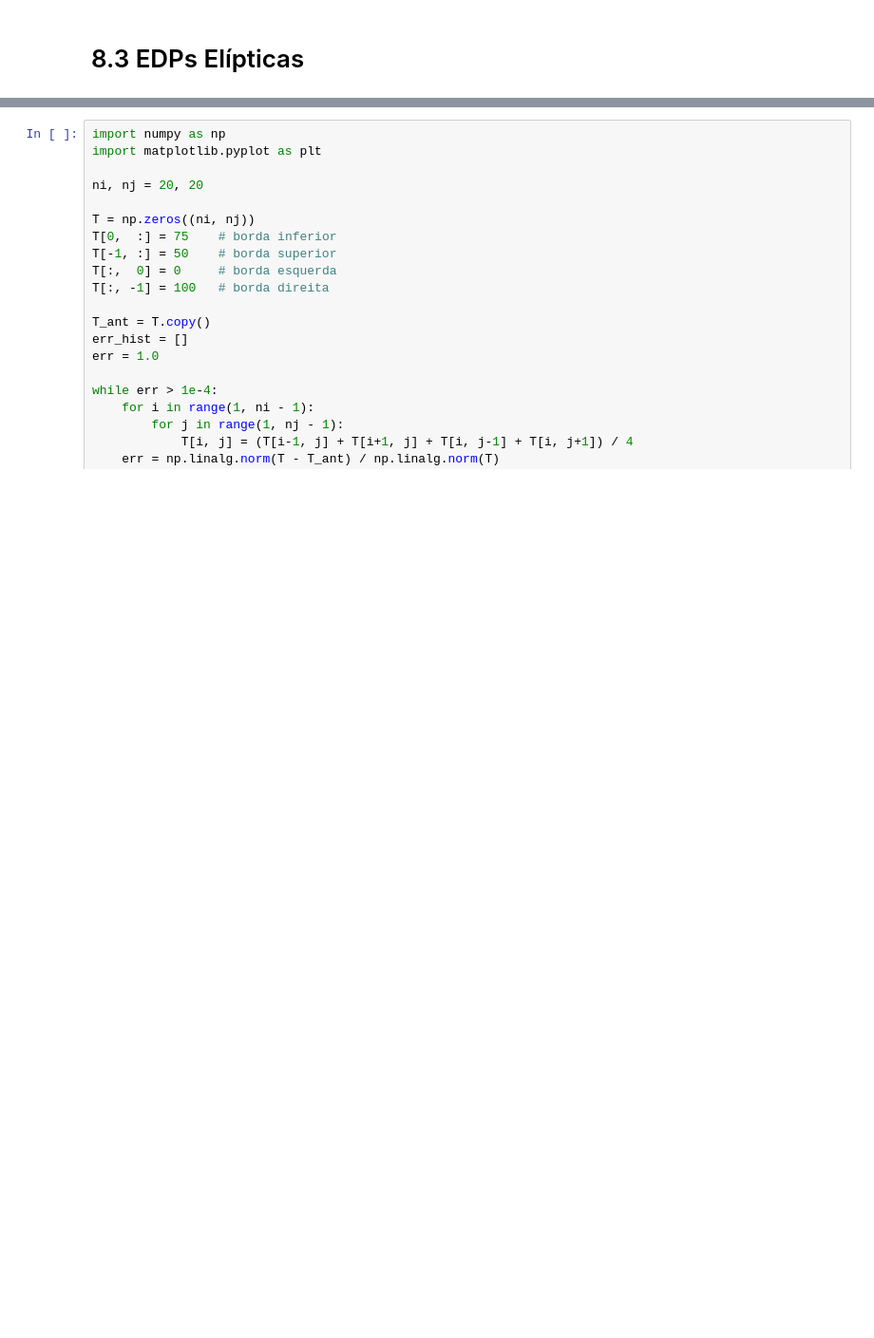
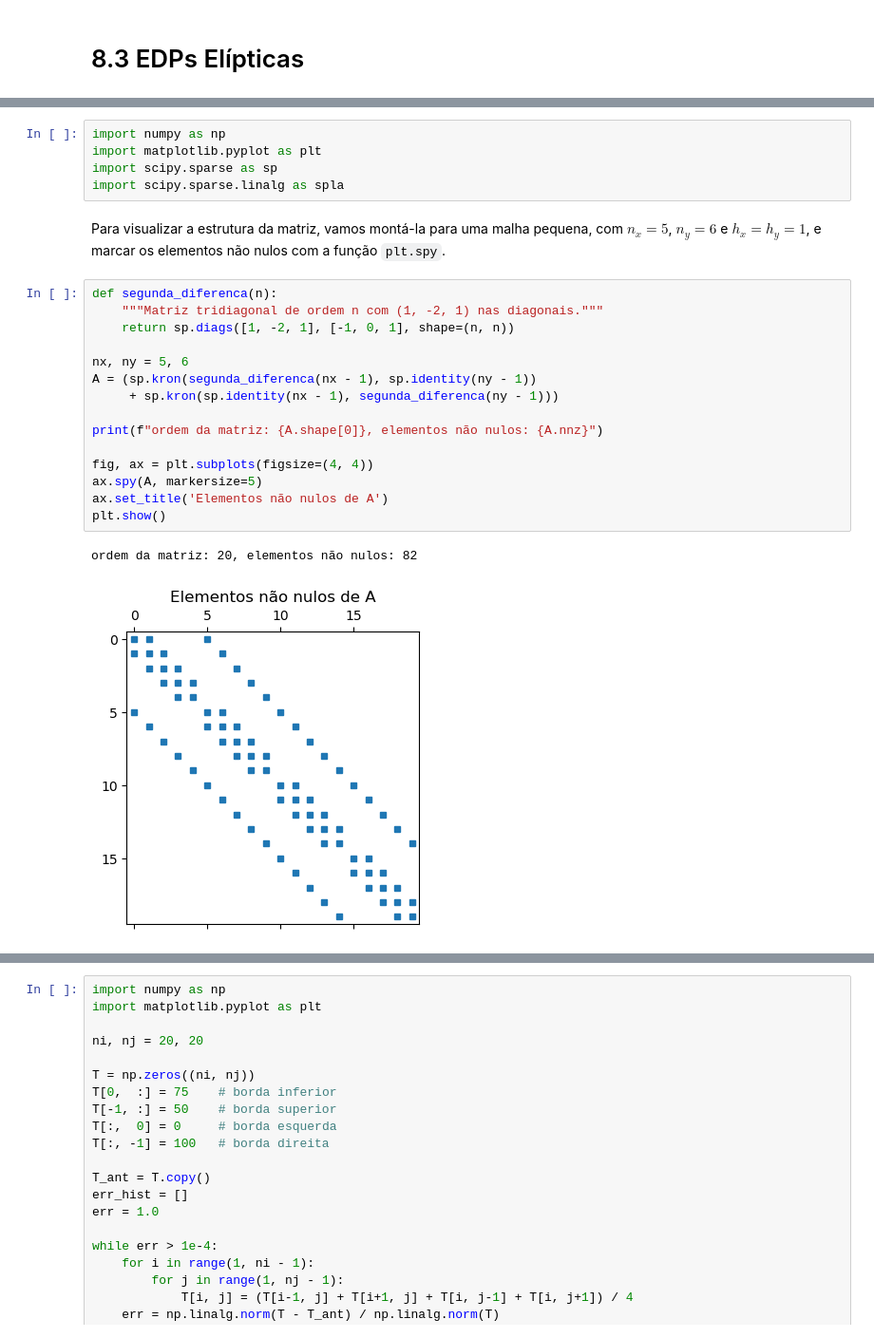
Before and after one commit to tiagoburiol/metodos_numericos_em_python, a Jupyter notebook: 8_EQUACOES_DIFERENCIAIS_PARCIAIS/8.3_edps_elipticas.ipynb, the cells around one changed output, grey strips where cells are left out. Shown at 95% size. Drawn from its saved outputs; the diff is of its cells as text; blank space fills up the shorter version.

```diff
--- a/8_EQUACOES_DIFERENCIAIS_PARCIAIS/8.3_edps_elipticas.ipynb
+++ b/8_EQUACOES_DIFERENCIAIS_PARCIAIS/8.3_edps_elipticas.ipynb
@@ -440,0 +59,25 @@ Resolver por Gauss-Seidel com tolerância $\varepsilon = 10^{-4}$ e malha $20 \t
+# %%
+import numpy as np
+import matplotlib.pyplot as plt
+import scipy.sparse as sp
+import scipy.sparse.linalg as spla
+# %% [markdown]
+Para visualizar a estrutura da matriz, vamos montá-la para uma malha pequena, com $n_x=5$, $n_y=6$ e $h_x=h_y=1$, e marcar os elementos não nulos com a função `plt.spy`.
+# %%
+def segunda_diferenca(n):
+    """Matriz tridiagonal de ordem n com (1, -2, 1) nas diagonais."""
+    return sp.diags([1, -2, 1], [-1, 0, 1], shape=(n, n))
+
+nx, ny = 5, 6
+A = (sp.kron(segunda_diferenca(nx - 1), sp.identity(ny - 1))
+     + sp.kron(sp.identity(nx - 1), segunda_diferenca(ny - 1)))
+
+print(f"ordem da matriz: {A.shape[0]}, elementos não nulos: {A.nnz}")
+
+fig, ax = plt.subplots(figsize=(4, 4))
+ax.spy(A, markersize=5)
+ax.set_title('Elementos não nulos de A')
+plt.show()
+# %% [output]
+ordem da matriz: 20, elementos não nulos: 82
+[figure, added]
```
Also changed, not shown: parts of 47 cells of this notebook, 2 other files.
